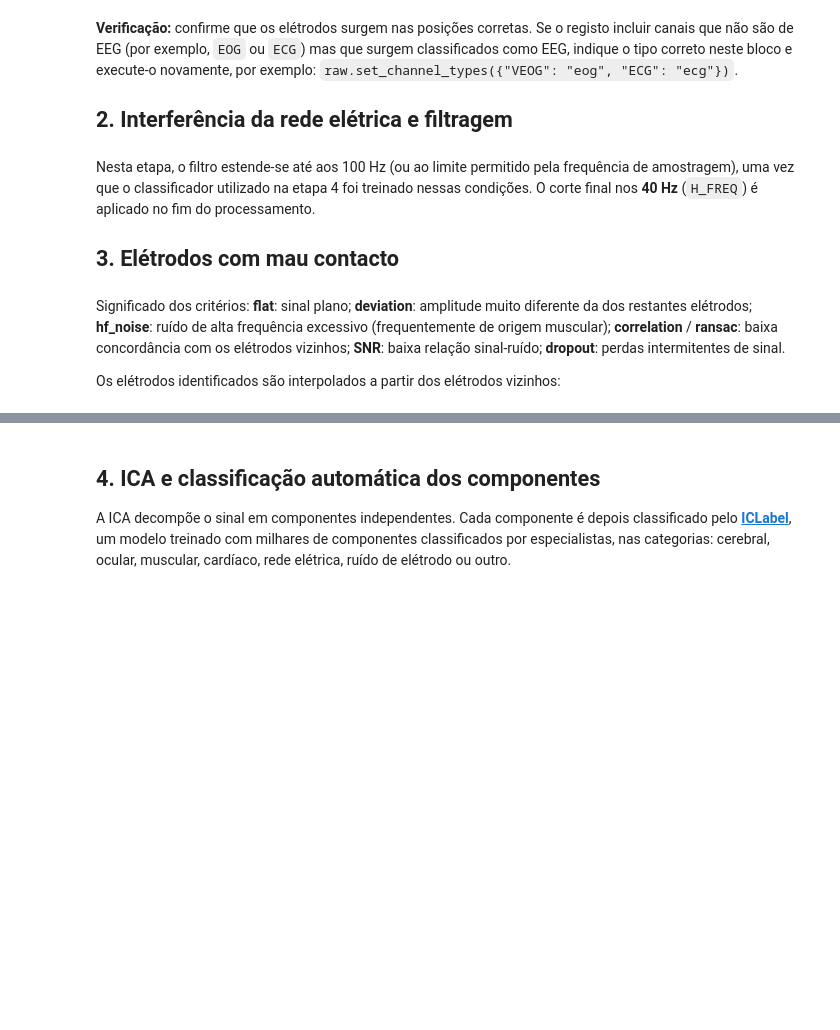
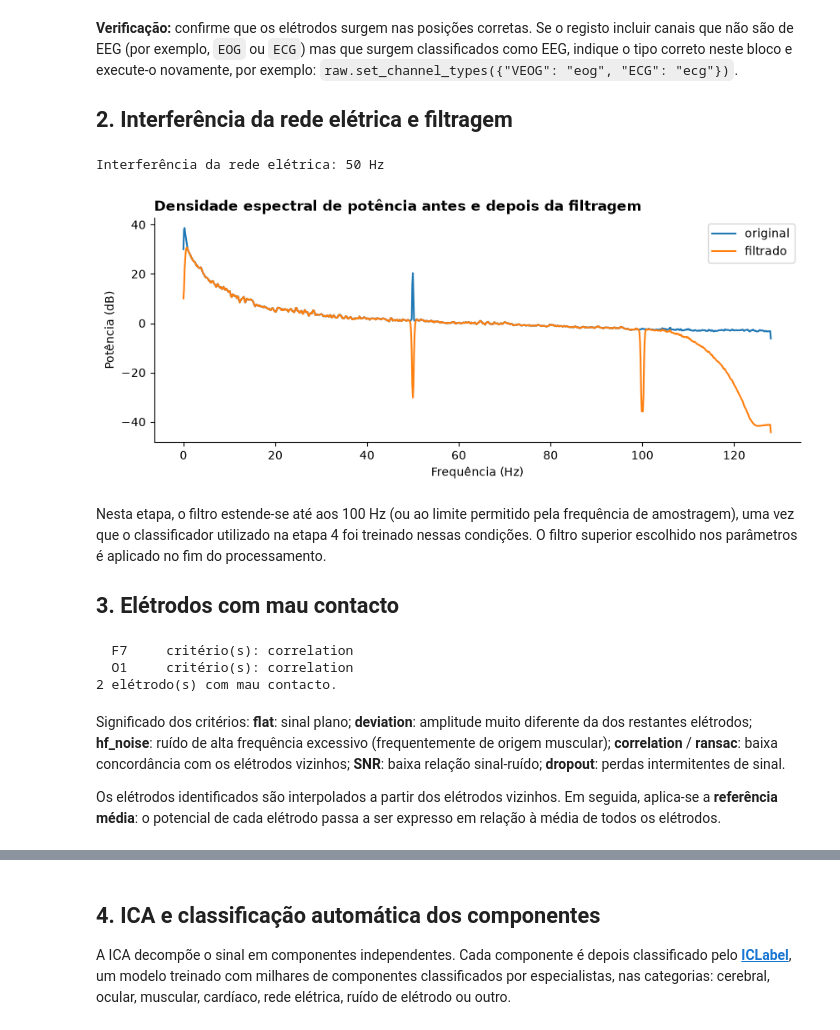
Before and after one commit to AnaLuciaRocha/eeg_course, a Jupyter notebook: notebooks/02_pipeline_completo.ipynb, the cells around one changed output, grey strips where cells are left out. Saved outputs shown, nothing was run; the diff lists cells and outputs as text; code cells hidden in the pictures; blank space fills up the shorter version.

```diff
--- a/notebooks/02_pipeline_completo.ipynb
+++ b/notebooks/02_pipeline_completo.ipynb
@@ -302,14 +409,14 @@ raw.plot_sensors(show_names=True, sphere="eeglab");
 
 ## 2. Interferência da rede elétrica e filtragem
 # %%
-# Utilizar a frequência definida nos parâmetros ou, se não estiver definida, detetá-la no espectro
-line_freq = LINE_FREQ or detect_line_freq(raw)
-print("Interferência da rede elétrica:", f"{line_freq} Hz" if line_freq else "não detetada")
+line_freq = detect_line_freq(raw)
+filtered = filter_recording(raw, line_freq)
 
-# Filtro notch na frequência da rede e filtro passa-banda (ver função filter_recording)
-filtered = filter_recording(raw, line_freq)
 spectrum([raw, filtered], ["original", "filtrado"], "Densidade espectral de potência antes e depois da filtragem")
+# %% [output]
+Interferência da rede elétrica: 50 Hz
+[figure, added]
 # %% [markdown]
-Nesta etapa, o filtro estende-se até aos 100 Hz (ou ao limite permitido pela frequência de amostragem), uma vez que o classificador utilizado na etapa 4 foi treinado nessas condições. O corte final nos **40 Hz** (`H_FREQ`) é aplicado no fim do processamento.
+Nesta etapa, o filtro estende-se até aos 100 Hz (ou ao limite permitido pela frequência de amostragem), uma vez que o classificador utilizado na etapa 4 foi treinado nessas condições. O filtro superior escolhido nos parâmetros é aplicado no fim do processamento.
 
 ## 3. Elétrodos com mau contacto
@@ -322,6 +423,12 @@ print(f"{len(bads)} elétrodo(s) com mau contacto." if bads else "Não foram ide
+# %%
+bads = find_bad_channels(filtered)
+# %% [output]
+  F7     critério(s): correlation
+  O1     critério(s): correlation
+2 elétrodo(s) com mau contacto.
 # %% [markdown]
 Significado dos critérios: **flat**: sinal plano; **deviation**: amplitude muito diferente da dos restantes elétrodos; **hf_noise**: ruído de alta frequência excessivo (frequentemente de origem muscular); **correlation** / **ransac**: baixa concordância com os elétrodos vizinhos; **SNR**: baixa relação sinal-ruído; **dropout**: perdas intermitentes de sinal.
 
-Os elétrodos identificados são interpolados a partir dos elétrodos vizinhos:
+Os elétrodos identificados são interpolados a partir dos elétrodos vizinhos. Em seguida, aplica-se a **referência média**: o potencial de cada elétrodo passa a ser expresso em relação à média de todos os elétrodos.
 # %%
 repaired = filtered.copy()
```
Also changed, not shown: parts of 26 cells of this notebook, 4 other files.
